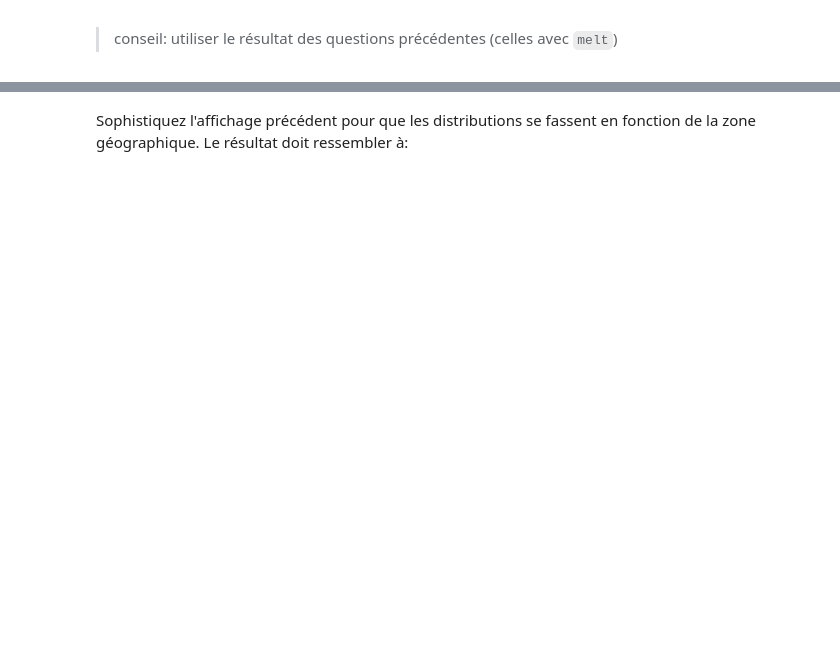
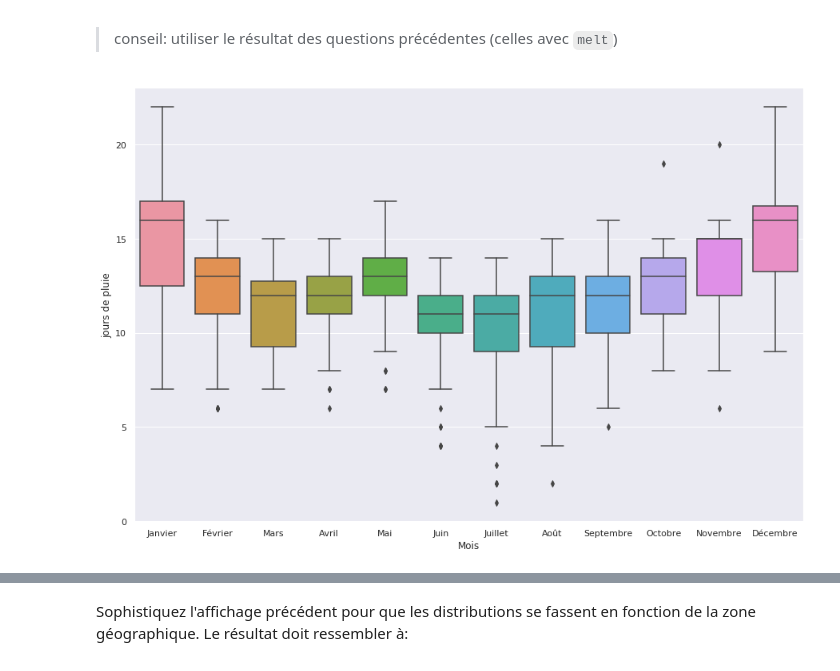
Before and after one commit to campusplage/compte-rendus-bobo_florian__seck_omar, a Jupyter notebook: TP1_pandas.ipynb, the cells around one changed output, grey strips where cells are left out. Drawn from its saved outputs; the diff is of its cells as text; code cells hidden in the pictures; blank space fills up the shorter version.

```diff
--- a/TP1_pandas.ipynb
+++ b/TP1_pandas.ipynb
@@ -410,0 +410,5 @@ data.drop(other_columns,axis=1).reset_index().melt( id_vars ='ville')
+# %%
+# deuxième pivot
+#On génère la table en pivotant par rapport a Ville et Géographie
+Pivot_2 = pandas.melt(data[types].reset_index(), id_vars = ['ville','Géographie'])
+Pivot_2
@@ -434,0 +464,14 @@ sns.set()
+# %%
+# Distribution mensuelle des nombres de jours de pluie...
+import seaborn as sns
+import matplotlib as mtp
+from matplotlib import pyplot as plt
+mtp.rcParams['figure.figsize']=(15,10) # On fixe la variable d'environnement de matplotlib pour la taille du plot
+sns.set()
+Pivot_3=Pivot_2[Pivot_2['Grandeur']=='Jours de pluie'].rename(columns={'value':'jours de pluie'})   # On récupère le pivot fait précédement sur les jours de pluies  et on renomme les valeurs par conséquent
+sns.boxplot( x='Mois',y='jours de pluie' , data = Pivot_3)  # On fait un boxplot sur les jours de pluies par rapport aux mois .
+plt.show()
+
+# VOTRE CODE ICI
+# %% [output]
+[figure, added]
```
Also changed, not shown: parts of 9 cells of this notebook.
